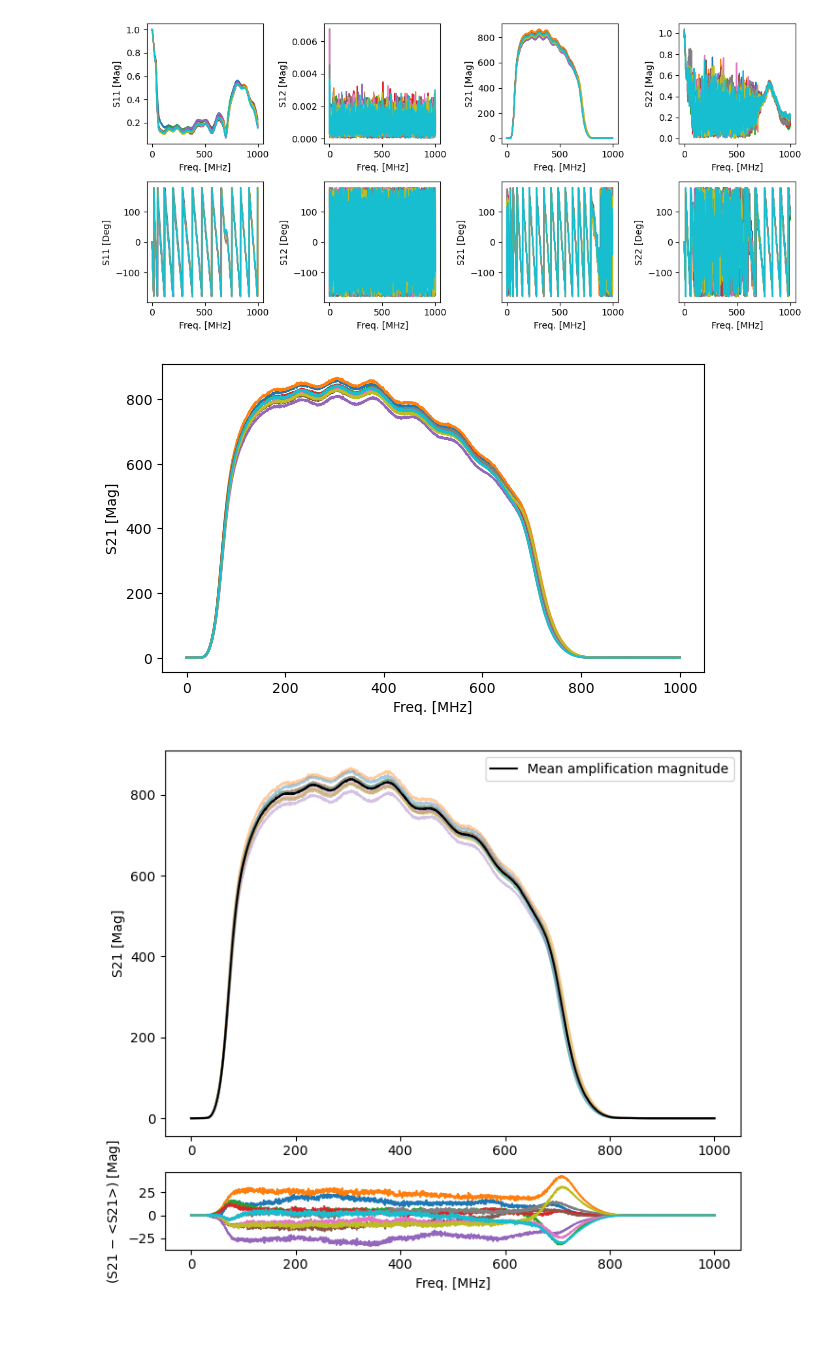
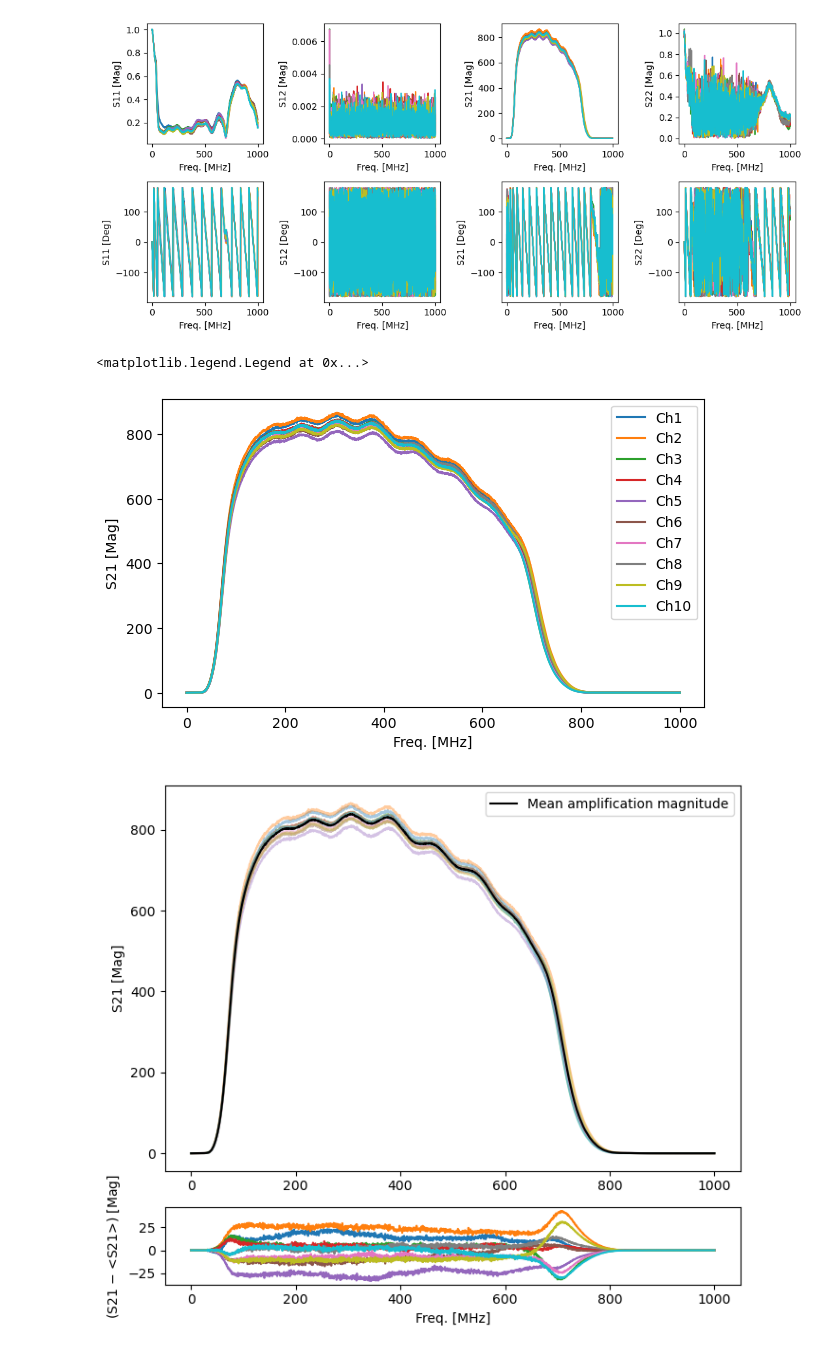
Before and after one commit to MMWeigelt/phd_app_exercise, a Jupyter notebook: my_amp_figures.ipynb, the cells around one changed output. Cells and saved outputs as stored; diff of their text form; code cells hidden in the pictures.

```diff
--- a/my_amp_figures.ipynb
+++ b/my_amp_figures.ipynb
@@ -33,12 +33,14 @@ fig.tight_layout()
 # %%
 # Only amplification magnitude
 fig, ax = plt.subplots(figsize=(7, 4))
 ax.set_xlabel('Freq. [MHz]')
 ax.set_ylabel('S21 [Mag]')
 for i in range(len(data)):
-    ax.plot(data[0]['FreqHz']/1e6, data[i]['S21MAG'])
+    ax.plot(data[0]['FreqHz']/1e6, data[i]['S21MAG'], label='Ch{}'.format(i+1))
+ax.legend()
 # %% [output]
+<matplotlib.legend.Legend at 0x...>
-[figure, old version]
+[figure, new version]
 # %%
 # Mean amplification magnitude
 
```
Also changed, not shown: parts of 5 cells of this notebook.
